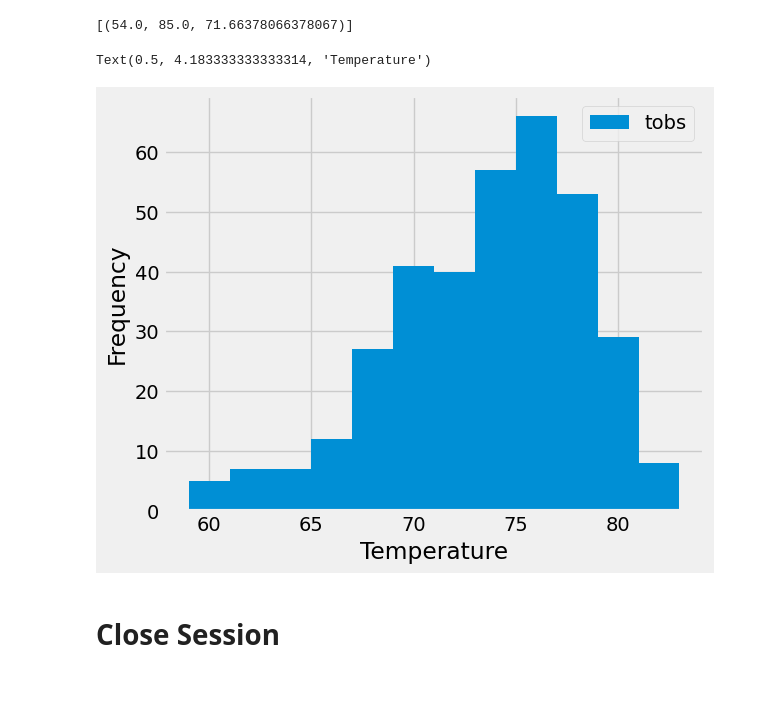
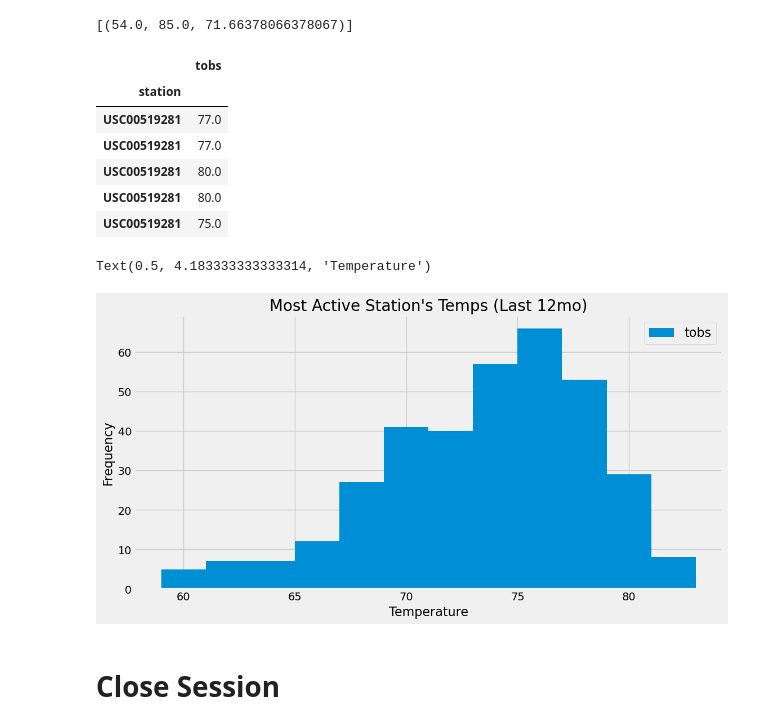
Before and after one commit to vara-co/sqlalchemy-challenge, a Jupyter notebook: SurfsUp/climate_LMVSFinal.ipynb, the cells around one changed output. Saved outputs shown, nothing was run; the diff lists cells and outputs as text; code cells hidden in the pictures; blank space fills up the shorter version.

```diff
--- a/SurfsUp/climate_LMVSFinal.ipynb
+++ b/SurfsUp/climate_LMVSFinal.ipynb
@@ -234,9 +234,53 @@ temps_most_active_station
 # %%
 # Using the most active station id
 # Query the last 12 months of temperature observation data for this station and plot the results as a histogram
+tobs_most_active = session.query(Measurement.station, Measurement.tobs).\
+    filter(Measurement.station == most_active).\
+    filter(Measurement.date >= year_bef_last_date).\
+    filter(Measurement.date <= most_recent_date).all()
+
+tobs_most_active_df = pd.DataFrame(tobs_most_active)
+tobs_most_active_df.set_index('station', inplace=True)
+
+# Show DataFrame
+tobs_most_active_df.head()
 # %% [output]
-Text(0.5, 4.183333333333314, 'Temperature')
-[figure, removed]
+|  | tobs |
+| station |  |
+| USC00519281 | 77.0 |
+| USC00519281 | 77.0 |
+| USC00519281 | 80.0 |
+| USC00519281 | 80.0 |
+| USC00519281 | 75.0 |
+# %%
+# Set the position of the x-axis ticks, and the rotation
+#tobs_most_active_df.plot.hist(by='Station', bins=12, figsize=(12,6))
+tobs_most_active_df.plot.hist(bins=12, figsize=(12,6))
+
+# Add a title to your graph
+plt.title("Most Active Station's Temps (Last 12mo)", fontsize=20)
+
+# Add your labels
+plt.xlabel("Temperature", fontsize=16)
+plt.ylabel("Frequency", fontsize=16)
+
+# Add the legend on the top right side
+plt.legend(loc='upper right', fontsize=16)
+
+# Add a grid
+plt.grid(alpha=1, linewidth=1)
+
+# Add the text above the plot
+print(f"Text(0.5, 4.183333333333314, 'Temperature')")
+
+#Save the figure if needed
+plt.savefig("output_data/TemperatureChart.png")
+
+# Show the Graph
+plt.show()
+# %% [output]
+Text(0.5, 4.183333333333314, 'Temperature')
+[figure, added]
 # %% [markdown]
 # Close Session
 # %%
```
Also changed, not shown: parts of 1 cell of this notebook.
